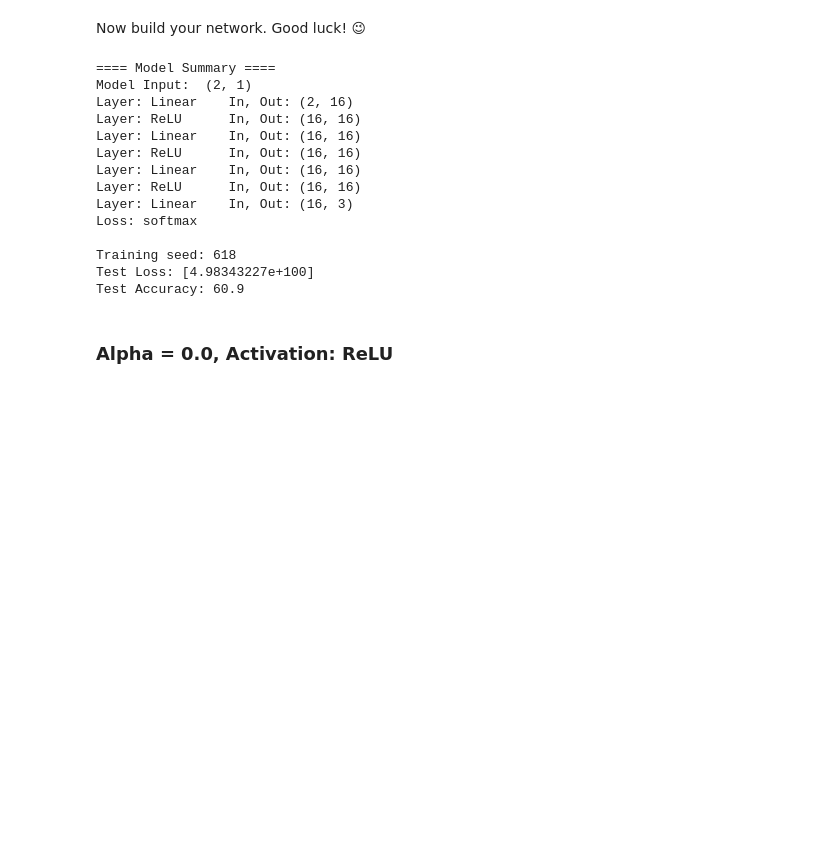
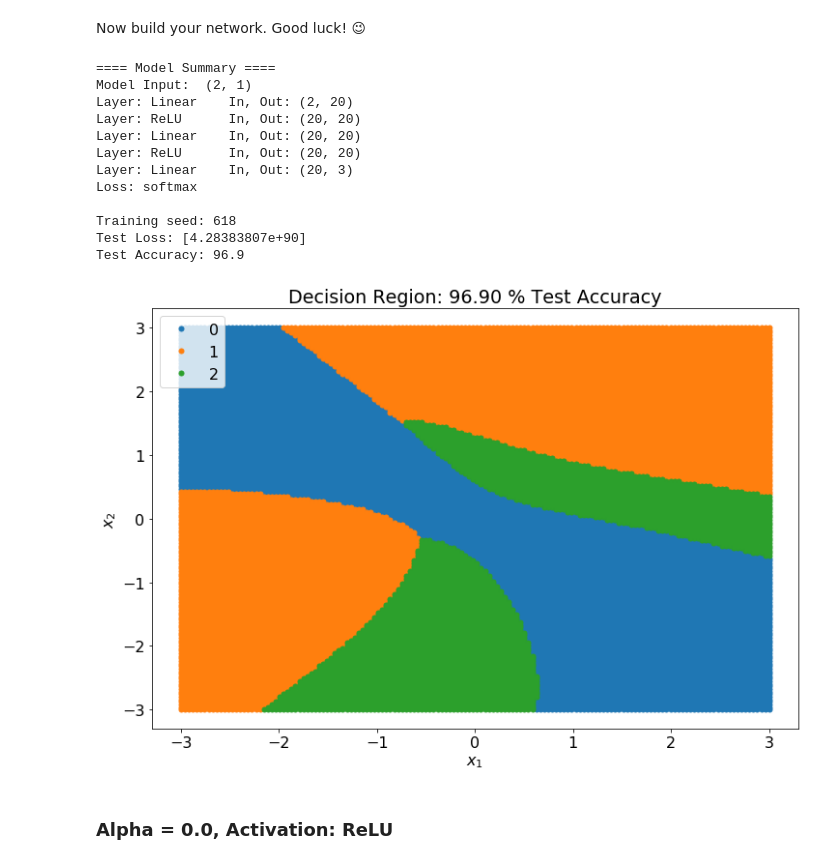
Before and after one commit to parita/4995-06-deep-learning-for-computer-vision, a Jupyter notebook: hw3/HW3_psp2133.ipynb, the cells around one changed output. Cells and saved outputs as stored; diff of their text form; code cells hidden in the pictures; blank space fills up the shorter version.

```diff
--- a/hw3/HW3_psp2133.ipynb
+++ b/hw3/HW3_psp2133.ipynb
@@ -508,33 +508,37 @@ def plot_acc(tr_acc, test_acc, title = "Accuracy over epochs"):
     ax.set_title(title)
     plt.show()
 # %%
-layers = [16, 16, 16]
-alpha = 0.00001
+layers = [20, 20]
+alpha = 0.0001
 net = Network((num_features, 1), num_classes,
       hidden_layers = layers)
 net.model_print()
 net.train(data[:4000, ::], labels[:4000, :],
           data[-1000:, ::], labels[-1000:, ::],
           alpha = alpha, epochs = 23, seed = 618)
 
 test_loss, test_acc = net.evaluate(data[-1000:, ::], labels[-1000:, ::])
 print("Test Loss:", test_loss)
 print("Test Accuracy:", test_acc)
+
+matplotlib.rcParams.update({'font.size': 16})
+fig, ax = plt.subplots(figsize=(12, 8))
+plot_decision_boundary(ax, net, test_acc,
+                       new_data, new_labels)
 # %% [output]
 ==== Model Summary ====
 Model Input:  (2, 1)
-Layer: Linear    In, Out: (2, 16)
-Layer: ReLU      In, Out: (16, 16)
-Layer: Linear    In, Out: (16, 16)
-Layer: ReLU      In, Out: (16, 16)
-Layer: Linear    In, Out: (16, 16)
-Layer: ReLU      In, Out: (16, 16)
-Layer: Linear    In, Out: (16, 3)
+Layer: Linear    In, Out: (2, 20)
+Layer: ReLU      In, Out: (20, 20)
+Layer: Linear    In, Out: (20, 20)
+Layer: ReLU      In, Out: (20, 20)
+Layer: Linear    In, Out: (20, 3)
 Loss: softmax
 
 Training seed: 618
-Test Loss: [4.98343227e+100]
-Test Accuracy: 60.9
+Test Loss: [4.28383807e+90]
+Test Accuracy: 96.9
+[figure, added]
 # %% [markdown]
 ### Alpha = 0.0, Activation: ReLU
 # %%
```
Also changed, not shown: parts of 1 cell of this notebook, 1 other file.
